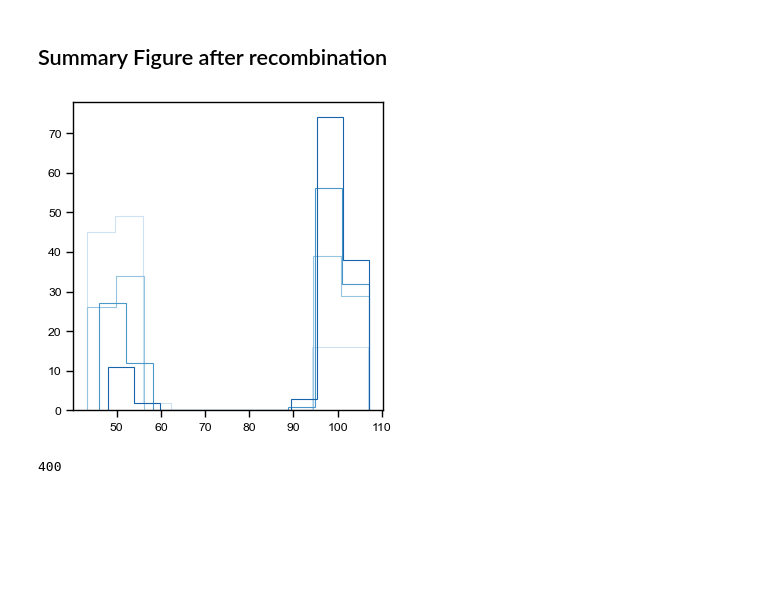
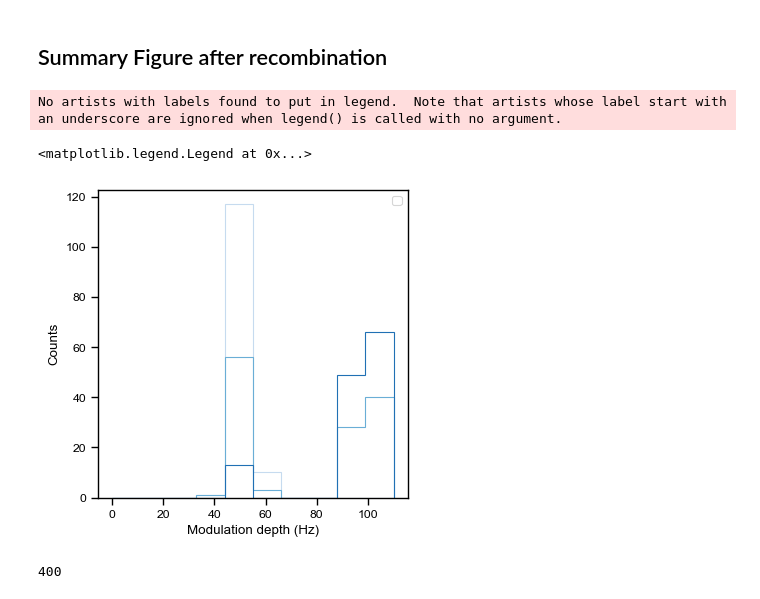
Before and after one commit to sijia66/adaptive_feature_selection, a Jupyter notebook: figure7_fraction_of_neurons_scan/231108_afs_fraction_of_neurons_and_smoothness_randomness.ipynb, the cells around one changed output. Cells and saved outputs as stored; diff of their text form; code cells hidden in the pictures; blank space fills up the shorter version.

```diff
--- a/figure7_fraction_of_neurons_scan/231108_afs_fraction_of_neurons_and_smoothness_randomness.ipynb
+++ b/figure7_fraction_of_neurons_scan/231108_afs_fraction_of_neurons_and_smoothness_randomness.ipynb
@@ -121,6 +121,6 @@ joint_convex_1.0_9_noise_32_128_100_3_bimodal_weight_0.1_clda_rho_0.5_batchlen_1
 # %%
 number_of_good_neurons = n_neurons * fraction_of_neurons_array
 
-for n, f in zip(number_of_good_neurons, fraction_of_neurons_array):
-    print(f"number of good neurons {n}, fraction of neurons {f}")
+for i, (n, f) in enumerate(zip(number_of_good_neurons, fraction_of_neurons_array)):
+    print(f"{i}: number of good neurons {n}, fraction of neurons {f}")
 # %% [output]
@@ -734,20 +754,36 @@ cbar.set_label('Smooth. Coef.')
 # %%
 # make a random figure to figure out the staircase plot
 # this is for plotting the staircase plot
 # pick an intermediate smoothness
 
-feature_weights_indices = [3, 5, 7, 9]
+feature_weights_indices = [0,5, 9]
 # make a colormap that increases the color
 colors = sns.color_palette('Blues', n_colors=len(feature_weights_indices))
 
 
 fig_stair, ax_stair = plt.subplots(1, 1, figsize = (4, 4))
 
+feature_weights_all = []
+
+# we collect all the feature weights
+for i, (f, c) in enumerate(zip(feature_weights_indices, colors)):
+    feature_weights_all.append(exp_data_all[f]['feature_selection']['feature_weights'])
+
+
 for i, (f, c) in enumerate(zip(feature_weights_indices, colors)):
     feature_weights = exp_data_all[f]['feature_selection']['feature_weights']
-    stair_graph_values = np.histogram(feature_weights, bins = 10)
+    stair_graph_values = np.histogram(feature_weights,
+                                      range = (0,110),
+                                      )
     ax_stair.stairs(stair_graph_values[0],
-                edges = stair_graph_values[1],
-                color = c)
+                    edges = stair_graph_values[1],
+                    color = c,
+                    )
+
+ax_stair.set_xlabel('Modulation depth (Hz)')
+ax_stair.set_ylabel('Counts')
+ax_stair.legend()
 # %% [output]
+No artists with labels found to put in legend.  Note that artists whose label start with an underscore are ignored when legend() is called with no argument.
+<matplotlib.legend.Legend at 0x...>
-[figure, old version]
+[figure, new version]
```
Also changed, not shown: parts of 4 cells of this notebook, 2 other files.
